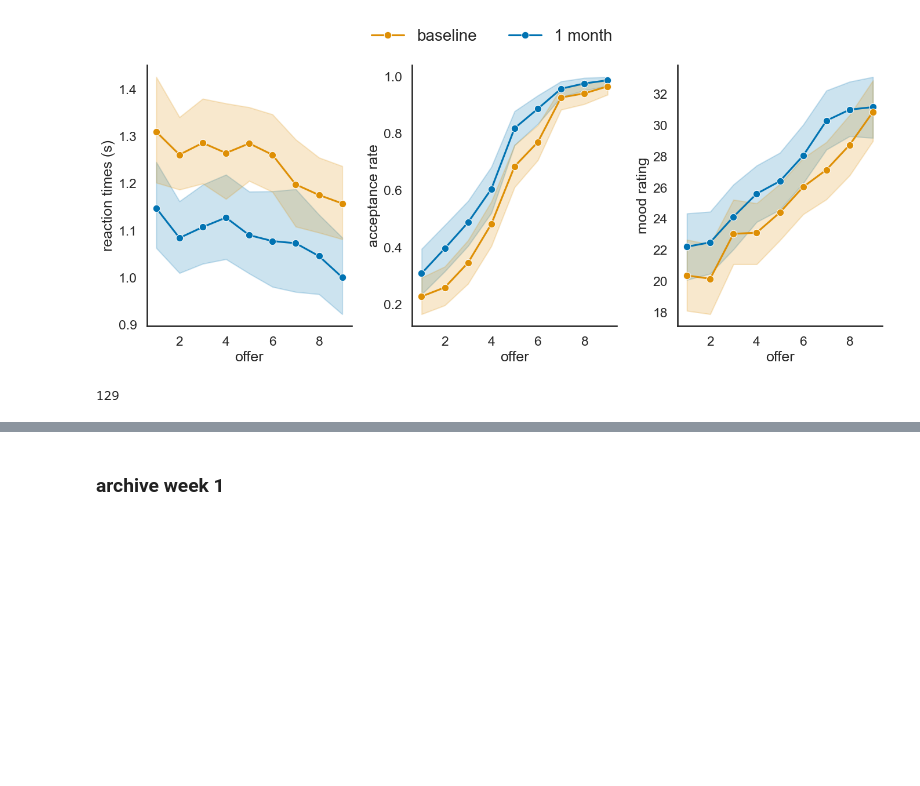
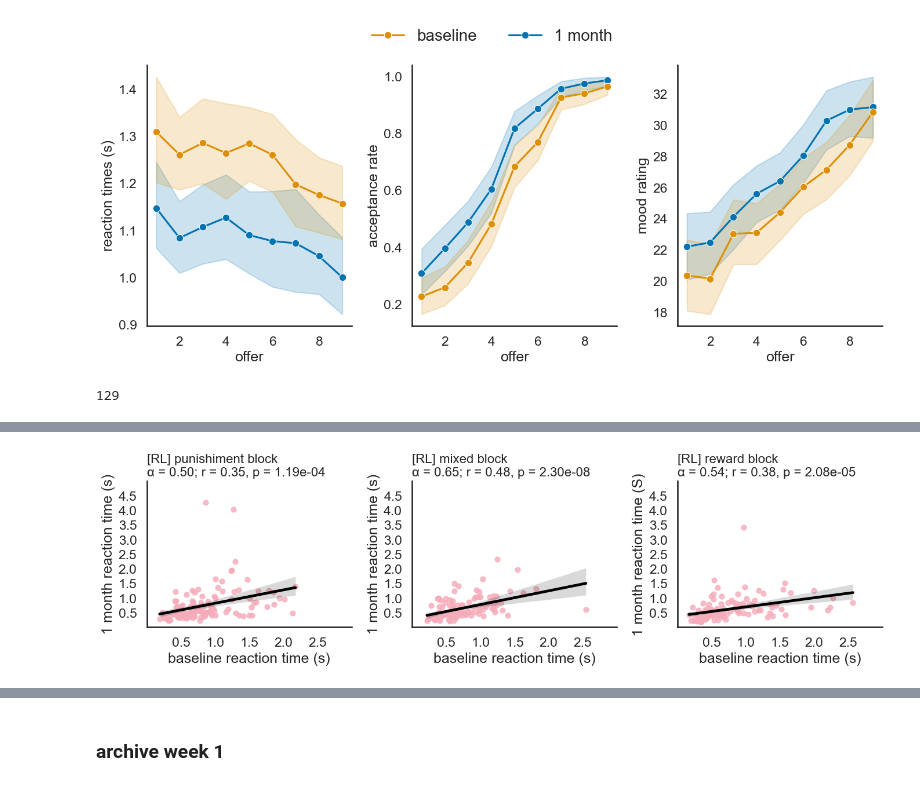
Before and after one commit to fuqixiu/leap-online-study, a Jupyter notebook: analysis/longitudinal_check.ipynb, the cells around one changed output, grey strips where cells are left out. Saved outputs shown, nothing was run; the diff lists cells and outputs as text; code cells hidden in the pictures; blank space fills up the shorter version.

```diff
--- a/analysis/longitudinal_check.ipynb
+++ b/analysis/longitudinal_check.ipynb
@@ -39,2 +41,8 @@ psy_t3 = pd.read_csv('./data/raw/LEAP_month1_survey.csv') #copied raw to data fo
+# %%
+# baseline RL data load
+rl_t1 = pd.read_csv('../data/LEAP_baseline_rl_n220_analysis.csv') #copied raw to data folder
+
+# clean T3 data load
+rl_t3 = pd.read_csv('../data/LEAP_month1_rl_n125_analysis.csv') #copied raw to data folder
 # %%
 # prep psych data
@@ -471,0 +603,9 @@ Group Var                    0.051    0.025
+# %%
+# baseline & 1 month common behavior correlation
+t1_common_beh = rl_t1.groupby(['participant', 'block_type'])['rt', 'optimal'].mean().reset_index()
+t3_common_beh = rl_t3.groupby(['participant', 'block_type'])['rt', 'optimal'].mean().reset_index()
+# %%
+# Merge T1 and T3 data on subject_id
+merged = pd.merge(t1_common_beh, t3_common_beh, on='participant', suffixes=('_T1', '_T3'))
+merged.dropna(inplace=True)
+merged
@@ -471,0 +626,72 @@ Group Var                    0.051    0.025
+# %%
+# Fig 2 a & b & c
+
+# Set a clean white style with no grid
+sns.set(style='white', palette='colorblind')
+sns.set_context('talk')
+
+# Create figure and subplots
+fig, axes = plt.subplots(1, 3, figsize=(14, 4.2))
+
+# === Panel: RT negative block===
+merged_neg = merged[(merged['block_type_T1'] == 'numberbar_neg') & (merged['block_type_T3'] == 'numberbar_neg')]
+# Cronbach's alpha
+df_rt_neg = merged_neg[['rt_T1', 'rt_T3']].dropna()
+alpha_rt_neg, _ = pg.cronbach_alpha(data=df_rt_neg)
+
+x_rt = merged_neg['rt_T1']
+y_rt = merged_neg['rt_T3']
+r_rt, p_rt = pearsonr(x_rt, y_rt)
+print('df = ', len(x_rt) - 2)
+p_rt_text = f"p = {p_rt:.2e}"
+
+sns.regplot(x=x_rt, y=y_rt, scatter_kws={"s": 40, "color": "#f5abb9"}, line_kws={"color": "black"}, ax=axes[0])
+axes[0].set_title(f'[RL] punishiment block \nα = {alpha_rt_neg:.2f}; r = {r_rt:.2f}, {p_rt_text}', fontsize=16, loc='left')
+# axes[0].set_title('a', fontsize=20, loc='left')
+axes[0].set_xlabel('baseline reaction time (s)')
+axes[0].set_ylabel('1 month reaction time (s)')
+
+# === Panel: RT mixed block ===
+merged_mix = merged[(merged['block_type_T1'] == 'numberbar_mixed') & (merged['block_type_T3'] == 'numberbar_mixed')]
+df_rt_mix = merged_mix[['rt_T1', 'rt_T3']].dropna()
+alpha_rt_mix, _ = pg.cronbach_alpha(data=df_rt_mix)
+
+x_ca = merged_mix['rt_T1']
+y_ca = merged_mix['rt_T3']
+r_ca, p_ca = pearsonr(x_ca, y_ca)
+p_ca_text = f"p = {p_ca:.2e}"
+
+sns.regplot(x=x_ca, y=y_ca, scatter_kws={"s": 40, "color": "#f5abb9"}, line_kws={"color": "black"}, ax=axes[1])
+axes[1].set_title(f'[RL] mixed block \nα = {alpha_rt_mix:.2f}; r = {r_ca:.2f}, {p_ca_text}', fontsize=16, loc='left')
+axes[1].set_xlabel('baseline reaction time (s)')
+axes[1].set_ylabel('1 month reaction time (s)')
+
+# === Panel: RT positive block ===
+merged_pos = merged[(merged['block_type_T1'] == 'numberbar_pos') & (merged['block_type_T3'] == 'numberbar_pos')]
+df_rt_pos = merged_pos[['rt_T1', 'rt_T3']].dropna()
+alpha_rt_pos, _ = pg.cronbach_alpha(data=df_rt_pos)
+
+x_m = merged_pos['rt_T1']
+y_m = merged_pos['rt_T3']
+r_m, p_m = pearsonr(x_m, y_m)
+p_m_text = f"p = {p_m:.2e}"
+
+sns.regplot(x=x_m, y=y_m, scatter_kws={"s": 40, "color": "#f5abb9"}, line_kws={"color": "black"}, ax=axes[2])
+axes[2].set_title(f'[RL] reward block \nα = {alpha_rt_pos:.2f}; r = {r_m:.2f}, {p_m_text}', fontsize=16, loc='left')
+axes[2].set_xlabel('baseline reaction time (s)')
+axes[2].set_ylabel('1 month reaction time (S)')
+
+# Set same y-lim and ticks for all panels
+for ax in axes:
+    ax.set_ylim(0, 5)
+    ax.set_yticks([0.5, 1, 1.5, 2, 2.5, 3, 3.5, 4, 4.5])
+
+    ax.set_xlim(0, 3)
+    ax.set_xticks([0.5, 1, 1.5, 2, 2.5])
+
+# save
+sns.despine()
+plt.tight_layout()
+plt.savefig('../figure/T1T3_corr_beh_rl_rt.jpg', dpi=300, bbox_inches='tight')
+plt.show()
+# %% [output]
@@ -471,0 +699 @@ Group Var                    0.051    0.025
+[figure, added]
```
Also changed, not shown: parts of 32 cells of this notebook, 6 other files.
